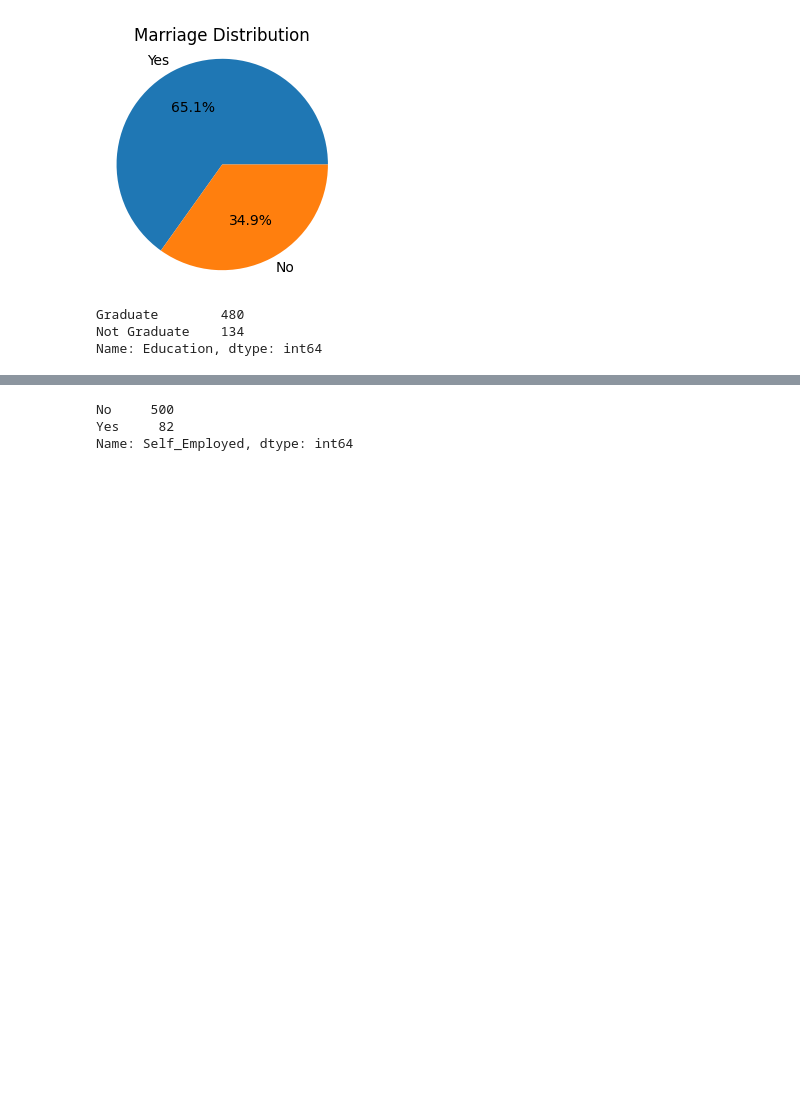
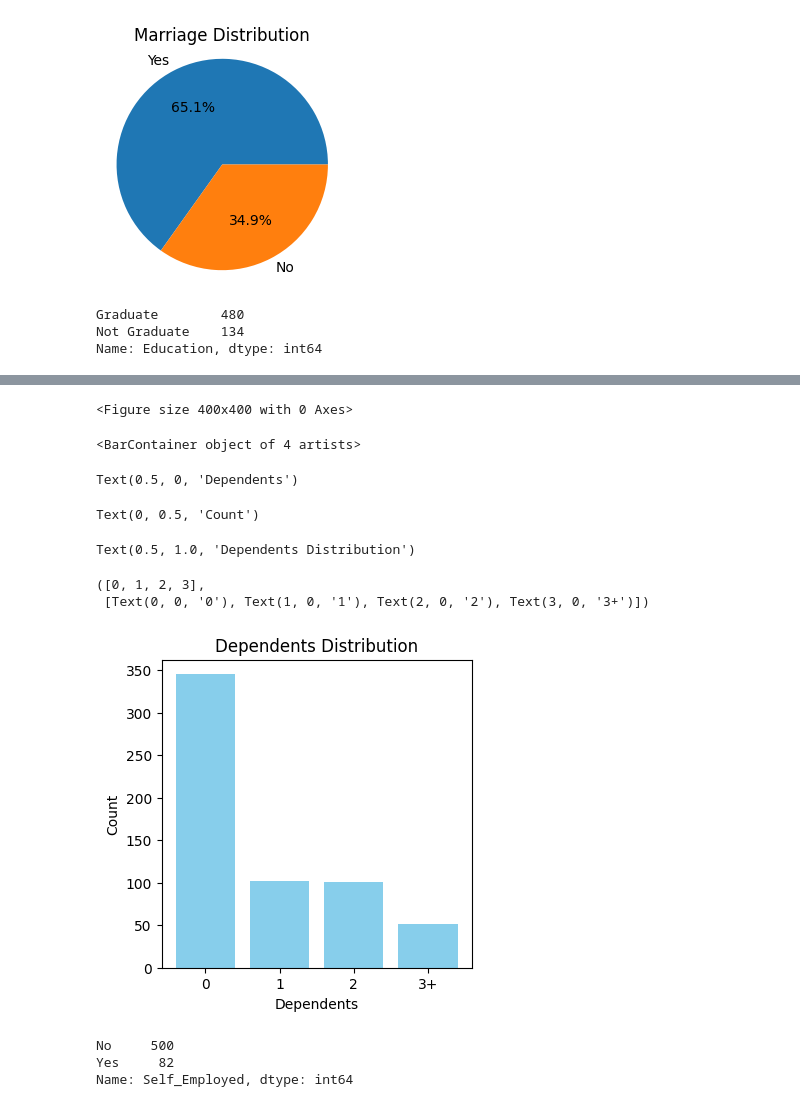
Before and after one commit to a-singh03/BDDA, a Jupyter notebook: BDDA_Project_Group1_Pipeline_&_RFC.ipynb, the cells around one changed output, grey strips where cells are left out. Cells and saved outputs as stored; diff of their text form; code cells hidden in the pictures; blank space fills up the shorter version.

```diff
--- a/BDDA_Project_Group1_Pipeline_&_RFC.ipynb
+++ b/BDDA_Project_Group1_Pipeline_&_RFC.ipynb
@@ -145,3 +159,20 @@ Name: Dependents, dtype: int64
+# %%
+plt.figure(figsize=(4, 4))
+plt.bar(vc.index, vc.values, color='skyblue')
+plt.xlabel('Dependents')
+plt.ylabel('Count')
+plt.title('Dependents Distribution')
+plt.xticks(rotation=0)  # Keep x-axis labels vertical
+plt.show()
+# %% [output]
+<Figure size 400x400 with 0 Axes>
+<BarContainer object of 4 artists>
+Text(0.5, 0, 'Dependents')
+Text(0, 0.5, 'Count')
+Text(0.5, 1.0, 'Dependents Distribution')
+([0, 1, 2, 3],
+ [Text(0, 0, '0'), Text(1, 0, '1'), Text(2, 0, '2'), Text(3, 0, '3+')])
+[figure, added]
 # %%
 df['Self_Employed'].value_counts()
 # %% [output]
```
Also changed, not shown: parts of 13 cells of this notebook.
